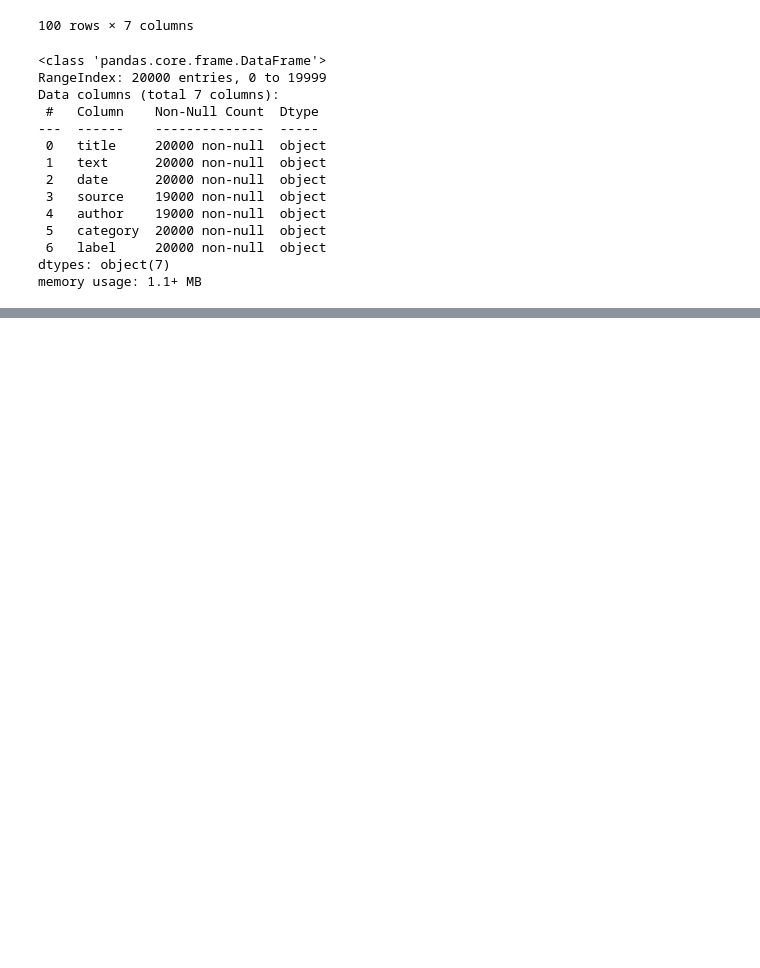
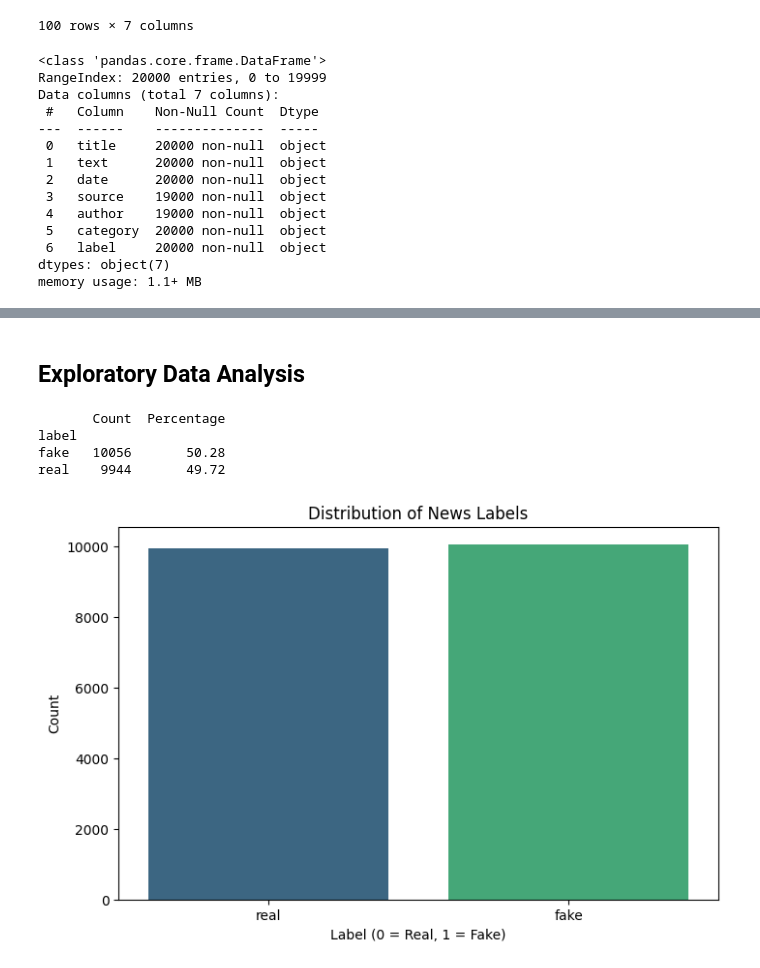
Before and after one commit to sengmengchho/fake_news_detection, a Jupyter notebook: src/notebook/main.ipynb, the cells around one changed output, grey strips where cells are left out. Cells and saved outputs as stored; diff of their text form; code cells hidden in the pictures; blank space fills up the shorter version.

```diff
--- a/src/notebook/main.ipynb
+++ b/src/notebook/main.ipynb
@@ -60,0 +123,8 @@ dtype: int64
+# %%
+## Fill missing values with 'Unknown'
+data['source'] = data['source'].fillna('Unknown')
+data['author'] = data['author'].fillna('Unknown')
+# %%
+# convert column "date" to datetime
+data['date'] = pd.to_datetime(data['date'], errors='coerce')
+data.info()
@@ -60,0 +251,29 @@ dtype: int64
+# %%
+## Initialize tools
+stop_words = set(stopwords.words('english'))
+lemmatizer = WordNetLemmatizer()
+
+def clean_text(text):
+    if pd.isnull(text):
+        return ""
+
+    ## Lowercase
+    text = text.lower()
+
+    ## Remove punctuation and non-alphabetic characters
+    text = re.sub(r'[^a-z\s]', '', text)
+
+    ## Tokenize
+    tokens = word_tokenize(text)
+
+    ## Remove stopwords and lemmatize
+    cleaned_tokens = [lemmatizer.lemmatize(word) for word in tokens if word not in stop_words]
+
+    ## Join back into a string
+    return ' '.join(cleaned_tokens)
+# %%
+# Download required NLTK resource
+# nltk.download('punkt_tab')
+
+data['cleaned_text'] = data['text'].apply(clean_text)
+data['cleaned_title'] = data['title'].apply(clean_text)
@@ -60,0 +301,31 @@ dtype: int64
+# %% [markdown]
+## Exploratory Data Analysis
+# %%
+## Count of each label
+label_counts = data['label'].value_counts()
+
+## Percentage distribution
+label_percent = data['label'].value_counts(normalize=True) * 100
+
+## Combine into a summary table
+label_summary = pd.DataFrame({
+    'Count': label_counts,
+    'Percentage': label_percent.round(2)
+})
+
+print(label_summary)
+# %% [output]
+       Count  Percentage
+label
+fake   10056       50.28
+real    9944       49.72
+# %%
+# plot label distribution
+plt.figure(figsize=(8, 5))
+sns.countplot(x='label', data=data, palette='viridis')
+plt.title('Distribution of News Labels')
+plt.xlabel('Label (0 = Real, 1 = Fake)')
+plt.ylabel('Count')
+plt.show()
+# %% [output]
+[figure, added]
```
Also changed, not shown: parts of 46 cells of this notebook.
